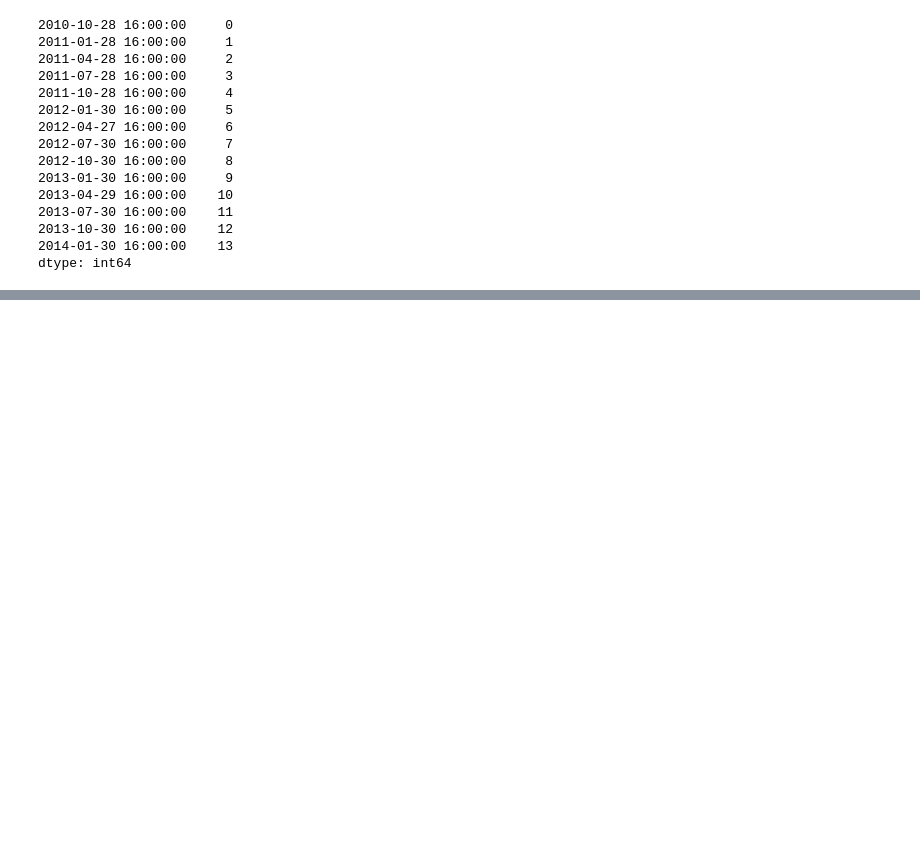
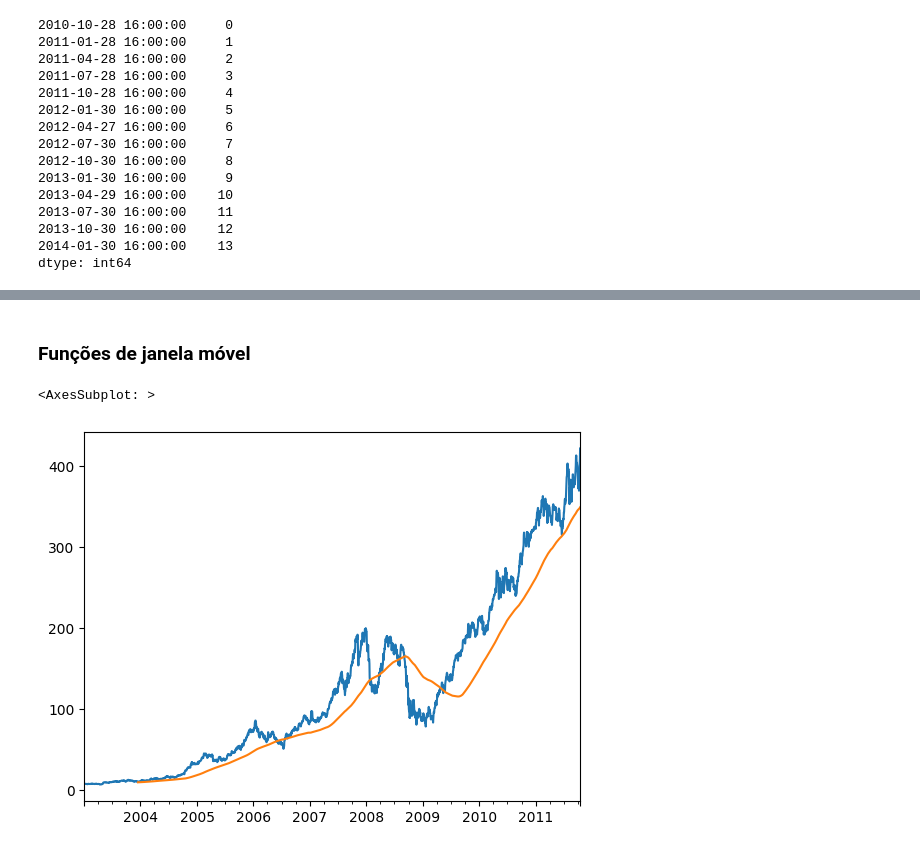
Before and after one commit to fabiodm7/dataScience, a Jupyter notebook: PythonAnaliseDados/11.Tempo.ipynb, the cells around one changed output, grey strips where cells are left out. Drawn from its saved outputs; the diff is of its cells as text; code cells hidden in the pictures; blank space fills up the shorter version.

```diff
--- a/PythonAnaliseDados/11.Tempo.ipynb
+++ b/PythonAnaliseDados/11.Tempo.ipynb
@@ -955,0 +1323,15 @@ dtype: int64
+# %% [markdown]
+### Funções de janela móvel
+# %%
+close_px_all = pd.read_csv('pydata-book/examples/stock_px_2.csv', parse_dates=True, index_col=0)
+
+close_px = close_px_all[['AAPL','MSFT','XOM']]
+
+close_px = close_px.resample('B').ffill()
+
+close_px.AAPL.plot()
+
+close_px.AAPL.rolling(250).mean().plot()
+# %% [output]
+<AxesSubplot: >
+[figure, added]
```
Also changed, not shown: parts of 88 cells of this notebook.
